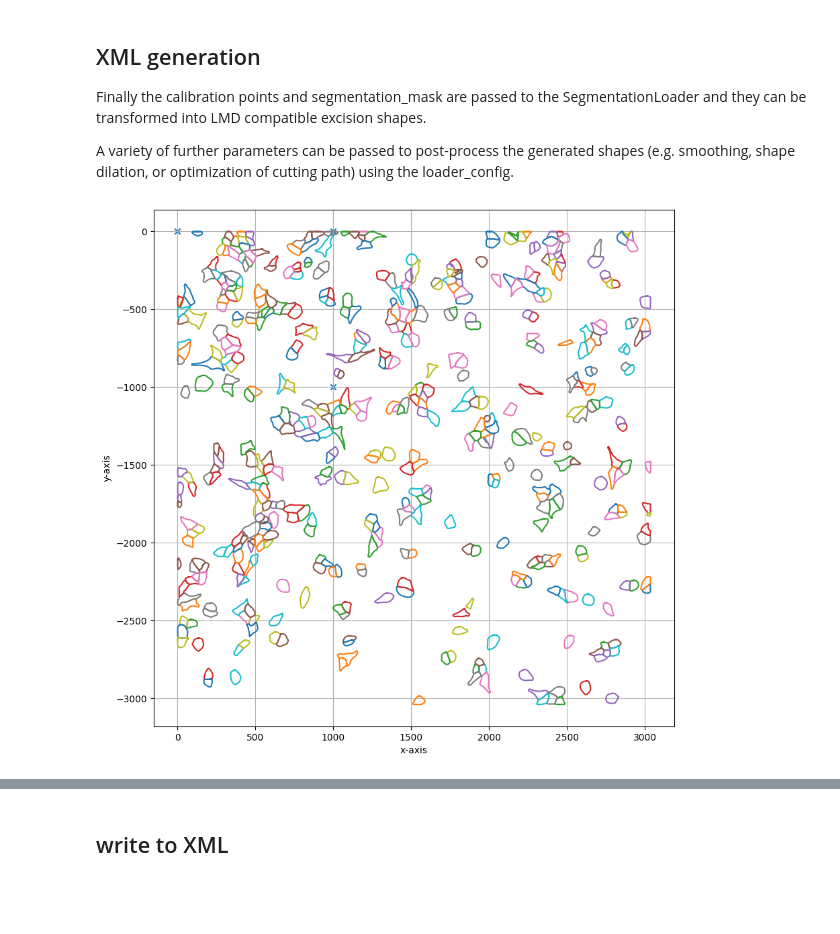
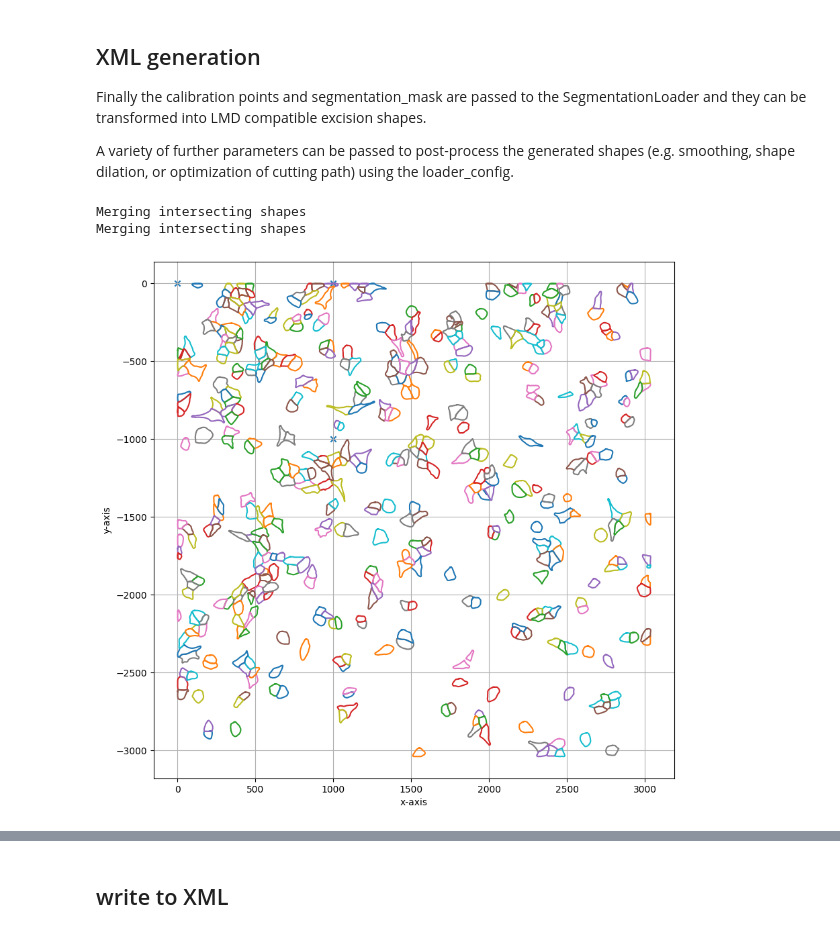
Before and after one commit to MannLabs/py-lmd, a Jupyter notebook: docs_source/pages/notebooks/generate_xml_from_segmentation_mask.ipynb, the cells around one changed output, grey strips where cells are left out. Drawn from its saved outputs; the diff is of its cells as text; code cells hidden in the pictures; blank space fills up the shorter version.

```diff
--- a/docs_source/pages/notebooks/generate_xml_from_segmentation_mask.ipynb
+++ b/docs_source/pages/notebooks/generate_xml_from_segmentation_mask.ipynb
@@ -30,7 +30,8 @@ plt.axis("off");
 Define cell sets and assign specific cell ids to the well into which they should be excised.
 # %%
 cell_ids = np.unique(segmentation_mask)
-cell_sets = [{"classes": cell_ids, "well": "A1"}]
+cell_sets = [{"classes": cell_ids[0:200], "well": "A1"},
+             {"classes": cell_ids[200:], "well": "A2"}]
 # %% [markdown]
 ## Calibration points
 
@@ -46,18 +47,22 @@ A variety of further parameters can be passed to post-process the generated shap
 # %%
 loader_config = {
     'orientation_transform': np.array([[0, -1],[1, 0]]),
     "shape_compression":42
 }
 
-sl = SegmentationLoader(config = loader_config)
+sl = SegmentationLoader(config = loader_config,
+                        processes = 4 # you can increase this number if you want to run over more cores this will speedup processing if you wish to process several cell batches into different wells
+                        )
 
 shape_collection = sl(segmentation_mask,
                         cell_sets,
                         calibration_points)
 
 shape_collection.plot(fig_size = (10, 10))
 # %% [output]
+Merging intersecting shapes
+Merging intersecting shapes
-[figure, old version]
+[figure, new version]
 # %%
 #print some statistics on the shapes included in the collection and visualize results
 print(shape_collection.stats())
```
Also changed, not shown: parts of 1 cell of this notebook, 3 other files.
